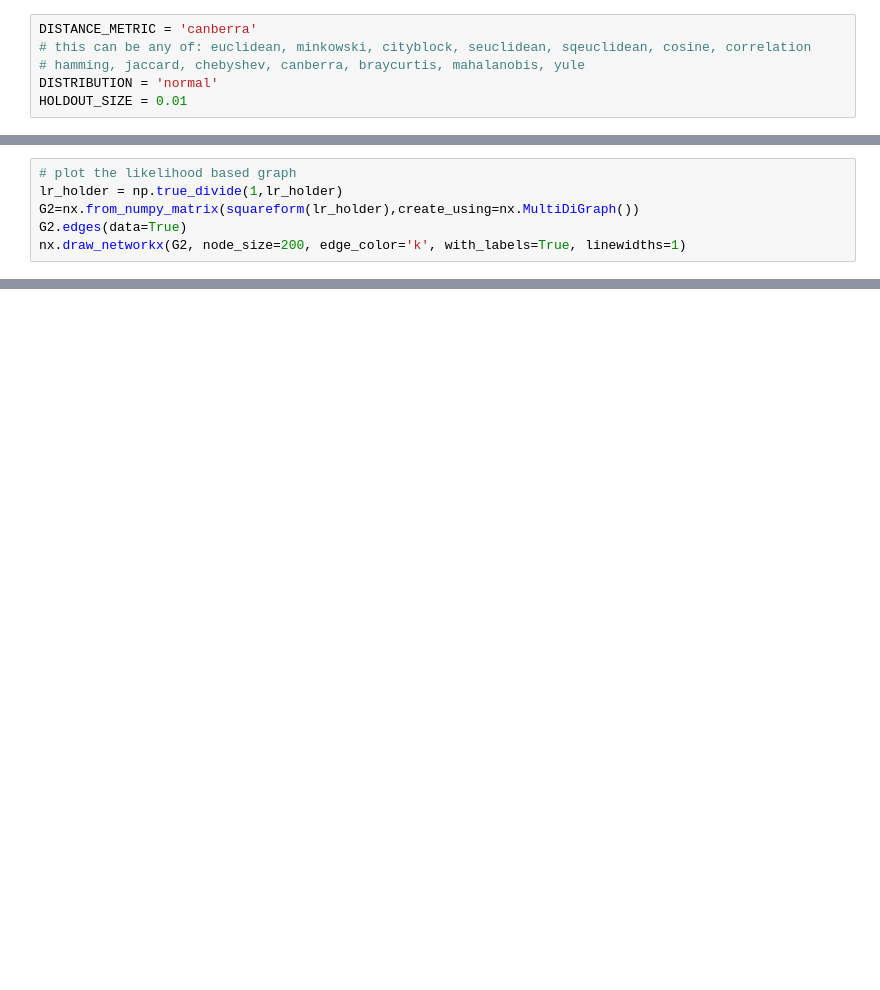
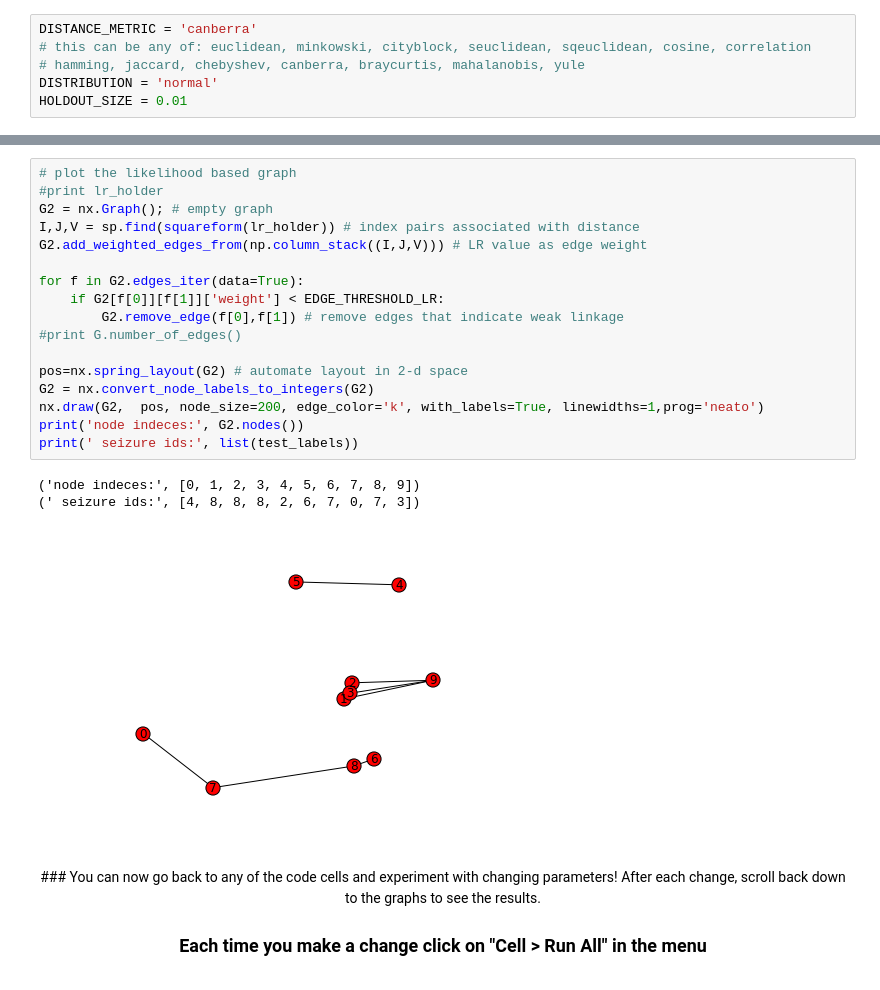
Before and after one commit to mlopatka/scoreLRgraphs, a Jupyter notebook: score_LR_demo.ipynb, the cells around one changed output, grey strips where cells are left out. Drawn from its saved outputs; the diff is of its cells as text; blank space fills up the shorter version.

```diff
--- a/score_LR_demo.ipynb
+++ b/score_LR_demo.ipynb
@@ -210,6 +254,0 @@ nx.draw_networkx(G, node_size=200, edge_color='k', with_labels=True, linewidths=
-# %%
-# plot the likelihood based graph
-lr_holder = np.true_divide(1,lr_holder)
-G2=nx.from_numpy_matrix(squareform(lr_holder),create_using=nx.MultiDiGraph())
-G2.edges(data=True)
-nx.draw_networkx(G2, node_size=200, edge_color='k', with_labels=True, linewidths=1)
@@ -217,0 +304,26 @@ nx.draw_networkx(G2, node_size=200, edge_color='k', with_labels=True, linewidths
+# %%
+# plot the likelihood based graph
+#print lr_holder
+G2 = nx.Graph(); # empty graph
+I,J,V = sp.find(squareform(lr_holder)) # index pairs associated with distance
+G2.add_weighted_edges_from(np.column_stack((I,J,V))) # LR value as edge weight
+
+for f in G2.edges_iter(data=True):
+    if G2[f[0]][f[1]]['weight'] < EDGE_THRESHOLD_LR:
+        G2.remove_edge(f[0],f[1]) # remove edges that indicate weak linkage
+#print G.number_of_edges()
+
+pos=nx.spring_layout(G2) # automate layout in 2-d space
+G2 = nx.convert_node_labels_to_integers(G2)
+nx.draw(G2,  pos, node_size=200, edge_color='k', with_labels=True, linewidths=1,prog='neato')
+print('node indeces:', G2.nodes())
+print(' seizure ids:', list(test_labels))
+# %% [output]
+('node indeces:', [0, 1, 2, 3, 4, 5, 6, 7, 8, 9])
+(' seizure ids:', [4, 8, 8, 8, 2, 6, 7, 0, 7, 3])
+[figure, added]
+# %% [markdown]
+<center>
+### You can now go back to any of the code cells and experiment with changing parameters! After each change, scroll back down to the graphs to see the results.
+
+### Each time you make a change click on "Cell > Run All" in the menu
```
Also changed, not shown: parts of 30 cells of this notebook, 7 other files.
